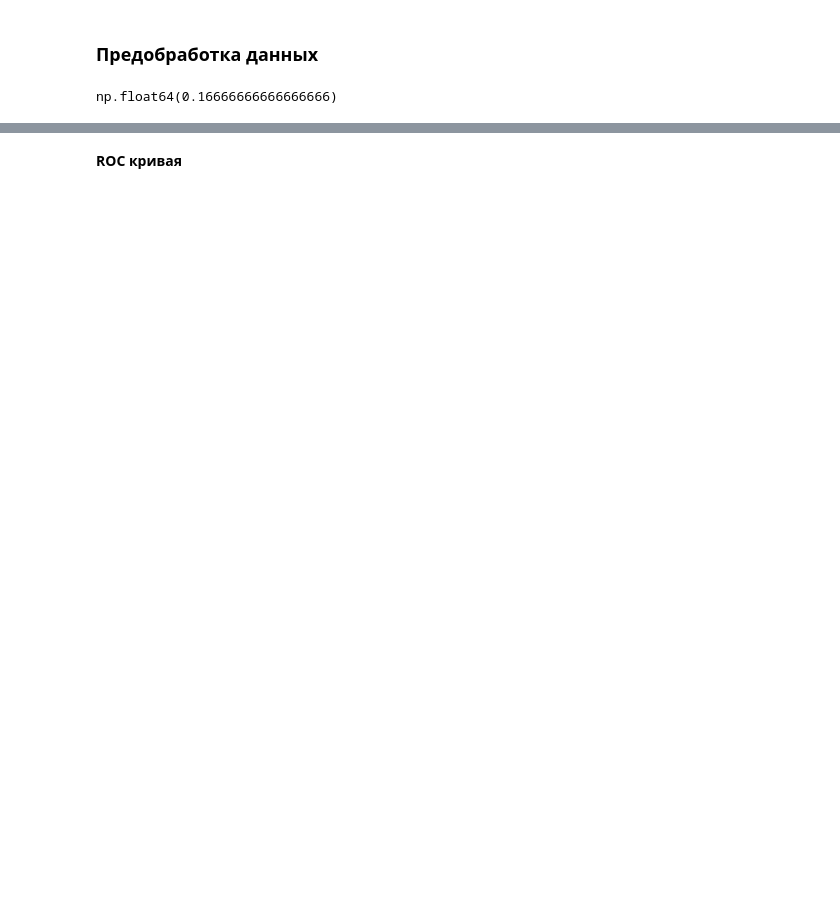
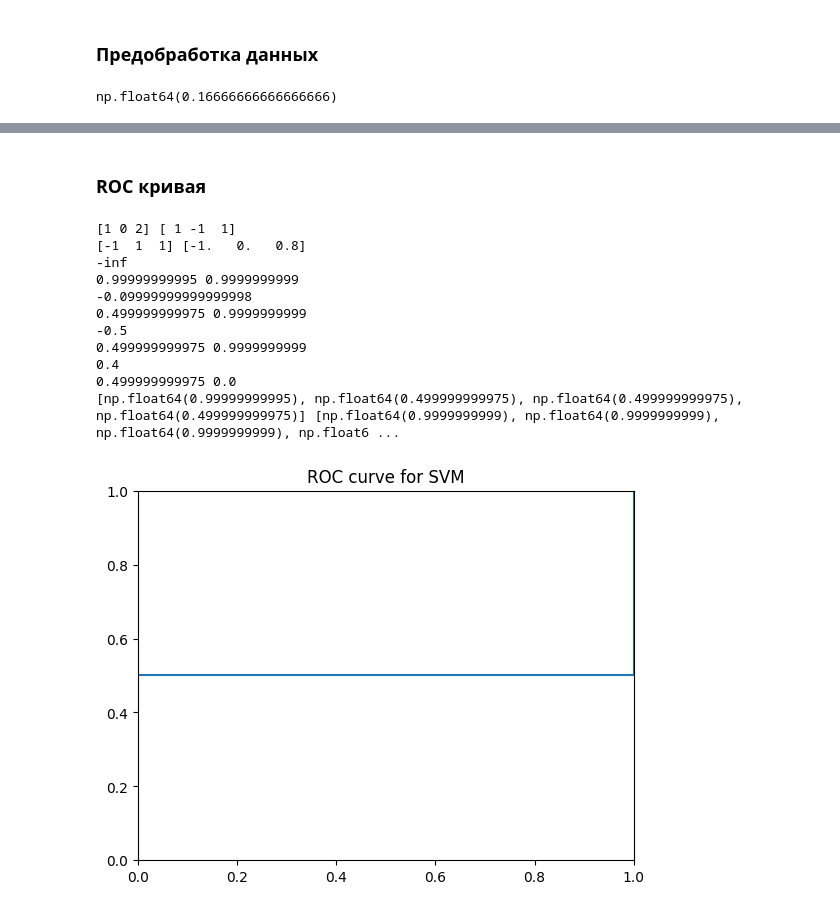
Before and after one commit to sidimekov/itmo-ml-fundamentals, a Jupyter notebook: lab4/lab4.ipynb, the cells around one changed output, grey strips where cells are left out. Cells and saved outputs as stored; diff of their text form; code cells hidden in the pictures; blank space fills up the shorter version.

```diff
--- a/lab4/lab4.ipynb
+++ b/lab4/lab4.ipynb
@@ -497,7 +535,8 @@ Val   - Loss: 1.623, Acc: 0.943, F1: 0.835
 # %%
 from sklearn.metrics import accuracy_score, precision_score, recall_score, f1_score, classification_report
 
-y_val_pred = svm.predict(X_val_t).detach().cpu().numpy()
+y_val_scores = svm.predict_scores(X_val_t)
+y_val_pred = svm.predict(X_val_t)
 
 y_val_true_bin = (y_val == 1).astype(int)
 y_val_pred_bin = (y_val_pred == 1).astype(int)
@@ -511,4 +563,2 @@ print(classification_report(y_val_true_bin, y_val_pred_bin, target_names=["NonTa
 # %% [markdown]
-**ROC кривая**
+### **ROC кривая**
-# %%
-def roc_curve():
@@ -514,0 +620,16 @@ def roc_curve():
+# %%
+auc = roc_curve(y_val, y_val_scores)
+print(f"ROC-AUC = {auc:.3f}")
+# %% [output]
+[1 0 2] [ 1 -1  1]
+[-1  1  1] [-1.   0.   0.8]
+-inf
+0.99999999995 0.9999999999
+-0.09999999999999998
+0.499999999975 0.9999999999
+-0.5
+0.499999999975 0.9999999999
+0.4
+0.499999999975 0.0
+[np.float64(0.99999999995), np.float64(0.499999999975), np.float64(0.499999999975), np.float64(0.499999999975)] [np.float64(0.9999999999), np.float64(0.9999999999), np.float64(0.9999999999), np.float6 ...
+[figure, added]
```
Also changed, not shown: parts of 16 cells of this notebook.
